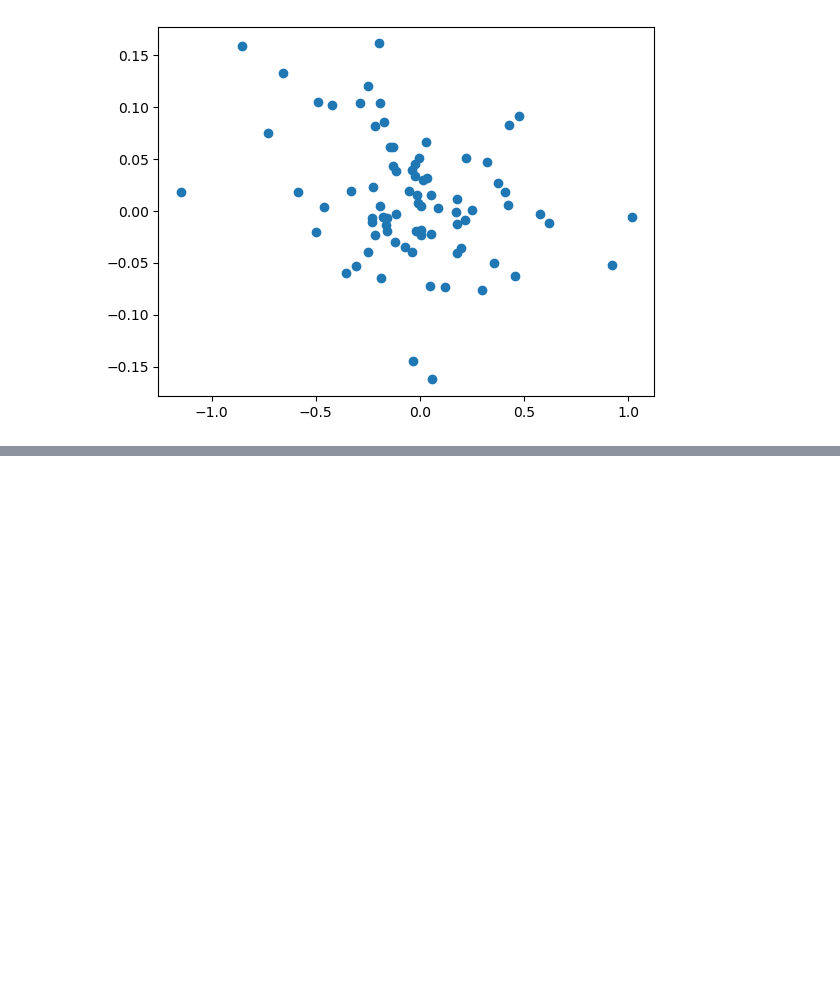
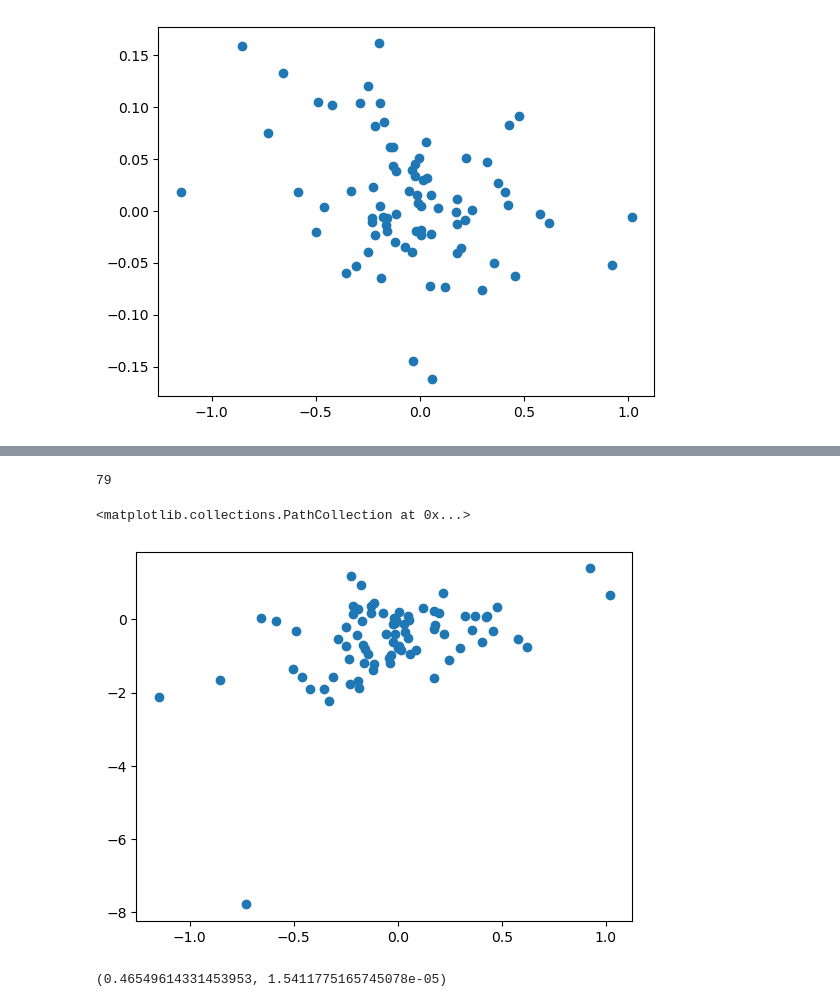
Before and after one commit to corsellolab/refract, a Jupyter notebook: notebooks/20230607_validate_performance/4_really_make_sure_part3.ipynb, the cells around one changed output, grey strips where cells are left out. Drawn from its saved outputs; the diff is of its cells as text; code cells hidden in the pictures; blank space fills up the shorter version.

```diff
--- a/notebooks/20230607_validate_performance/4_really_make_sure_part3.ipynb
+++ b/notebooks/20230607_validate_performance/4_really_make_sure_part3.ipynb
@@ -104,3 +104,18 @@ plt.scatter(in_test_set["true"].values, in_test_set["preds"].values)
 # %% [output]
 <matplotlib.collections.PathCollection at 0x...>
 [figure]
+# %%
+# plot the test_preds on y axis and the mts_true on x-axis
+ranking_df = pd.DataFrame(
+    {"test_preds": test_preds, "test_trues": test_trues, "test_ccle_names": test_ccle_names}
+)
+# %%
+ranking_df = ranking_df.loc[ranking_df.test_ccle_names.isin(in_test_set.index), :]
+# sort by in_test_set.index
+ranking_df = ranking_df.loc[ranking_df.test_ccle_names.isin(in_test_set.index), :].sort_values(
+    by="test_ccle_names"
+)
+# %%
+# sort in_test_set by index
+in_test_set.sort_index(inplace=True)
+in_test_set
@@ -106,0 +136,14 @@ plt.scatter(in_test_set["true"].values, in_test_set["preds"].values)
+# %%
+len(ranking_df)
+# %% [output]
+79
+# %%
+# scatterplot of test_preds vs mts_true
+plt.scatter(in_test_set["true"].values, -1 * ranking_df.test_preds.values)
+# %% [output]
+<matplotlib.collections.PathCollection at 0x...>
+[figure, added]
+# %%
+pearsonr(in_test_set["true"].values, -1*ranking_df.test_preds.values)
+# %% [output]
+(0.46549614331453953, 1.5411775165745078e-05)
```
Also changed, not shown: parts of 1 cell of this notebook, 1 other file.
